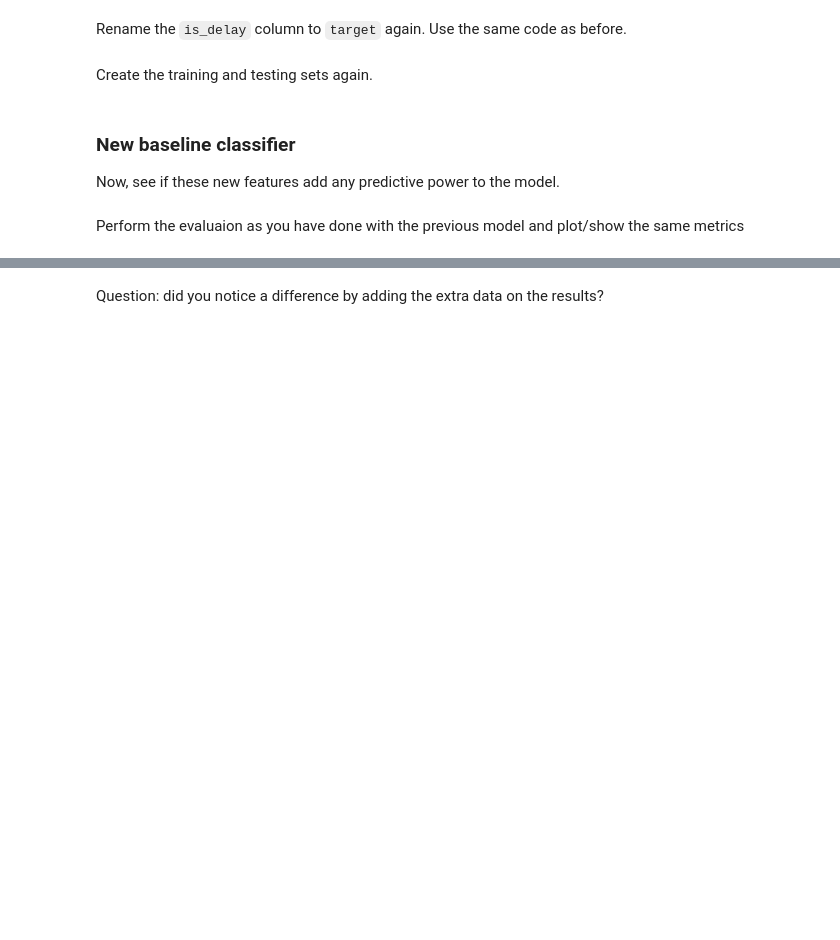
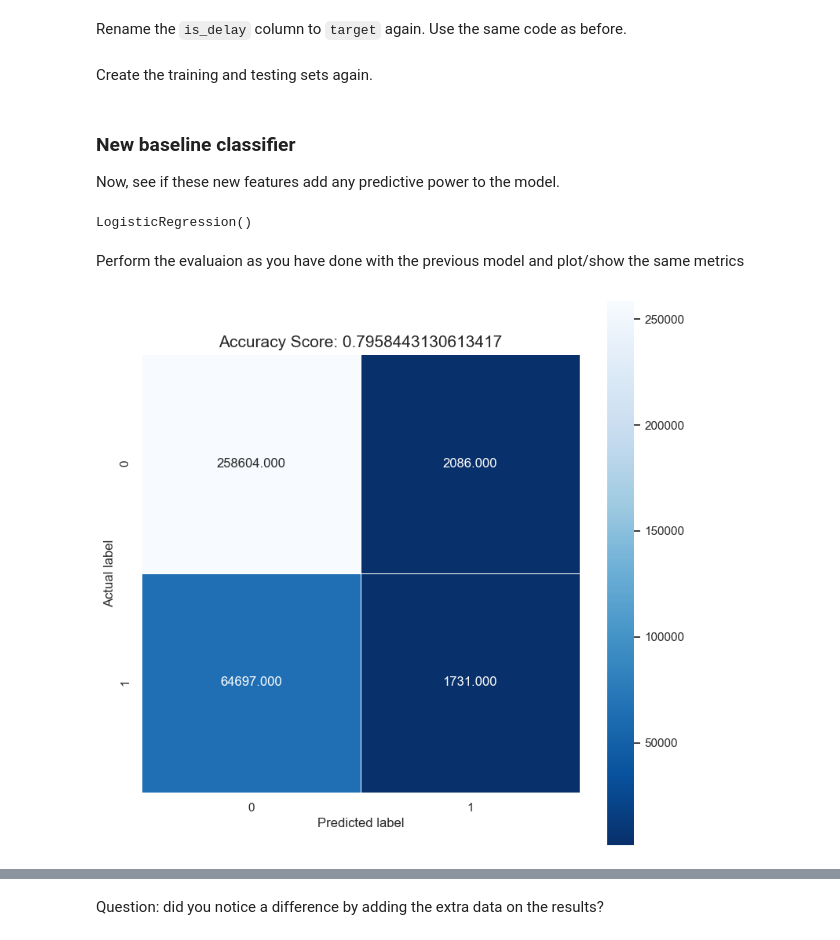
Before and after one commit to gtshen173/DSTS_Final_Project, a Jupyter notebook: onpremises.ipynb, the cells around one changed output, grey strips where cells are left out. Drawn from its saved outputs; the diff is of its cells as text; code cells hidden in the pictures; blank space fills up the shorter version.

```diff
--- a/onpremises.ipynb
+++ b/onpremises.ipynb
@@ -1218,11 +1328,42 @@ Create the training and testing sets again.
+# %%
+# Enter your code here
+
+train_data2, test_data2 = train_test_split(data, test_size=0.2, random_state=0)
+
+# Step 1: Split into features (X) and target (y)
+X = data.drop(columns=['target'])  # Drop the target column to get features
+y = data['target']  # Target column
+
+# Step 2: Split into training and testing sets
+X_train, X_test, y_train, y_test = train_test_split(X, y, test_size=0.2, random_state=0)
 # %% [markdown]
 ### New baseline classifier
 
 Now, see if these new features add any predictive power to the model.
 # %%
 # Instantiate another logistic regression model
-classifier2 = # Enter your code here
+classifier2 = LogisticRegression()
+classifier2.fit(X_train, y_train)
+# %% [output]
+LogisticRegression()
 # %%
 # Enter your code here
+predictions2 = classifier2.predict(X_test)
 # %% [markdown]
 Perform the evaluaion as you have done with the previous model and plot/show the same metrics
+# %%
+from sklearn.metrics import confusion_matrix
+
+def plot_confusion_matrix2(test_labels, target_predicted):
+    # complete the code here
+    cm = confusion_matrix(test_labels, target_predicted)
+    plt.figure(figsize=(9,9))
+    sns.heatmap(cm, annot=True, fmt=".3f", linewidths=.5, square = True, cmap = 'Blues_r');
+    plt.ylabel('Actual label')
+    plt.xlabel('Predicted label')
+    all_sample_title = 'Accuracy Score: {0}'.format(classifier2.score(X_test, y_test))
+    plt.title(all_sample_title, size = 15)
+# %%
+plot_confusion_matrix2(y_test, predictions2)
+# %% [output]
+[figure, added]
```
Also changed, not shown: parts of 56 cells of this notebook, 2 other files.
